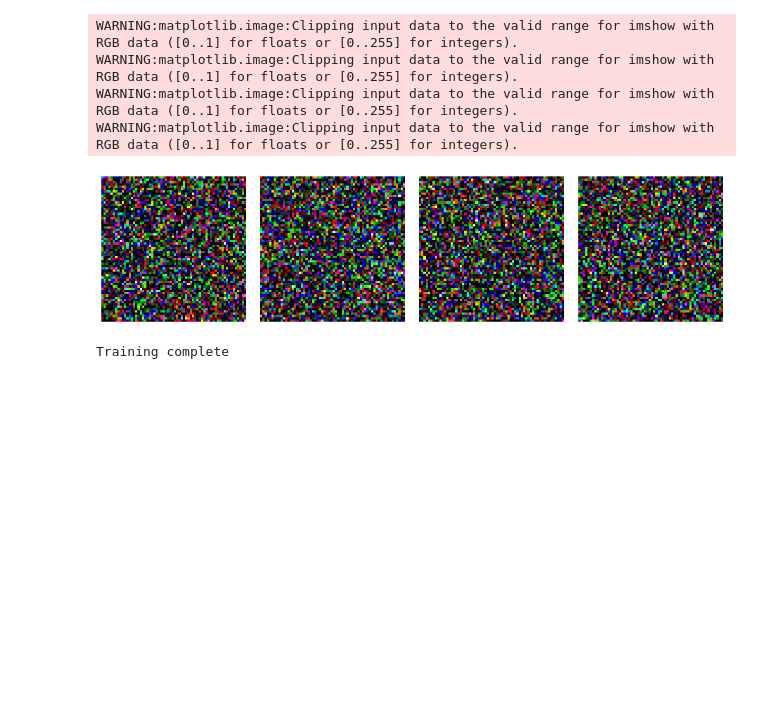
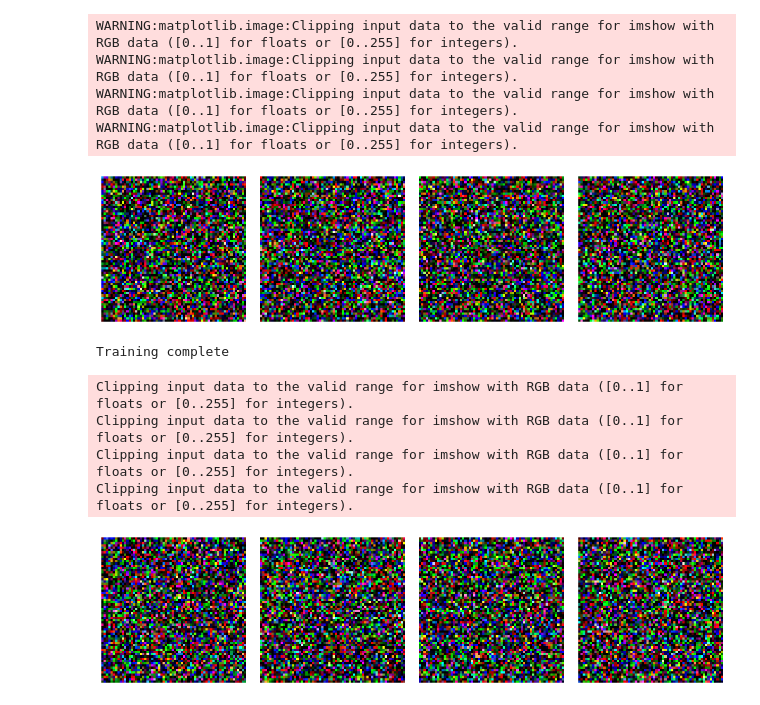
Before and after one commit to Kaan-wq/computer_vision, a Jupyter notebook: diffusion_models/ddpm.ipynb, the cells around one changed output. Saved outputs shown, nothing was run; the diff lists cells and outputs as text; code cells hidden in the pictures; blank space fills up the shorter version.

```diff
--- a/diffusion_models/ddpm.ipynb
+++ b/diffusion_models/ddpm.ipynb
@@ -87,3 +87,24 @@ WARNING:matplotlib.image:Clipping input data to the valid range for imshow with
 WARNING:matplotlib.image:Clipping input data to the valid range for imshow with RGB data ([0..1] for floats or [0..255] for integers).
 [figure]
 Training complete
+# %%
+# load the model
+trained_unet = UNet(in_channels=3, out_channels=3, timestep_dim=2)
+trained_unet.load_state_dict(torch.load('models/mnist_ddpm.pth', map_location=torch.device('cpu')))
+
+# test the model
+generated_images = diffusion.generate_images(trained_unet)
+
+fig, axs = plt.subplots(1, 4, figsize=(4 * 3, 3))
+for i, ax in enumerate(axs.flat):
+    img = generated_images[i].cpu().permute(1, 2, 0)
+    ax.imshow(img)
+    ax.axis('off')
+plt.tight_layout()
+plt.show()
+# %% [output]
+Clipping input data to the valid range for imshow with RGB data ([0..1] for floats or [0..255] for integers).
+Clipping input data to the valid range for imshow with RGB data ([0..1] for floats or [0..255] for integers).
+Clipping input data to the valid range for imshow with RGB data ([0..1] for floats or [0..255] for integers).
+Clipping input data to the valid range for imshow with RGB data ([0..1] for floats or [0..255] for integers).
+[figure, added]
```
Also changed, not shown: parts of 1 cell of this notebook, 1 other file.
